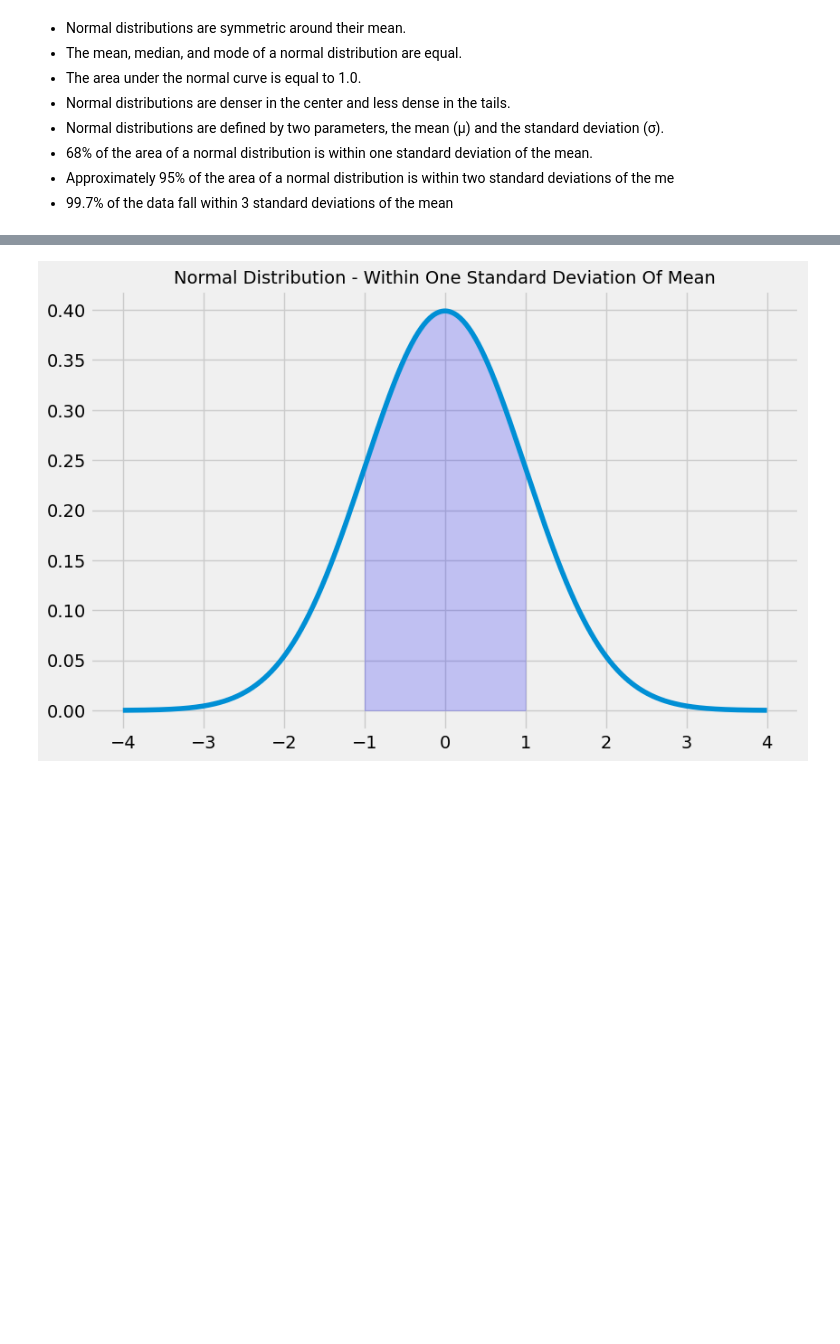
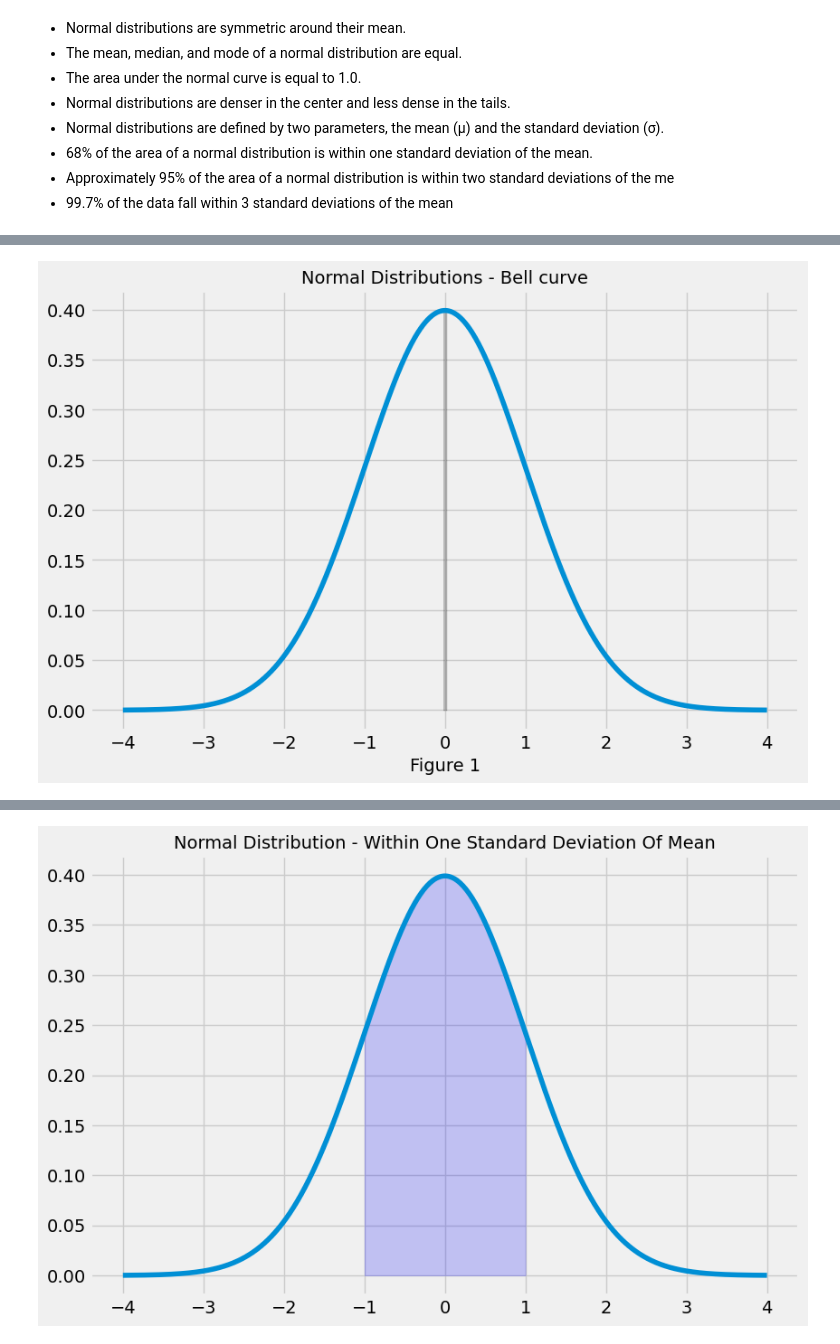
Before and after one commit to loughjo/funddata-assessment, a Jupyter notebook: normal-distribution.ipynb, the cells around one changed output, grey strips where cells are left out. Cells and saved outputs as stored; diff of their text form; code cells hidden in the pictures; blank space fills up the shorter version.

Commit message:
Fundamentals Data Analysis - Normal Distribution Project - 21/12/2022

```diff
--- a/normal-distribution.ipynb
+++ b/normal-distribution.ipynb
@@ -87,0 +48,19 @@ plt.show()
+# %%
+x = np.arange(-4, 4, 0.001)
+y = norm.pdf(x,0,1)
+
+fig, ax = plt.subplots(figsize=(9,6))
+ax.plot(x,y)
+
+
+# Create a black line in the centre of the bell curve
+x_fill = np.arange(-0.02, 0.02, 0.001)
+y_fill = norm.pdf(x_fill,0,1)
+ax.fill_between(x_fill,y_fill,0, alpha=0.2, color='black')
+
+plt.style.use('fivethirtyeight')
+plt.title('Normal Distributions - Bell curve', fontsize=14)
+plt.xlabel('Figure 1', fontsize='14')
+plt.show()
+# %% [output]
+[figure, added]
```
Also changed, not shown: parts of 50 cells of this notebook, 2 other files.
